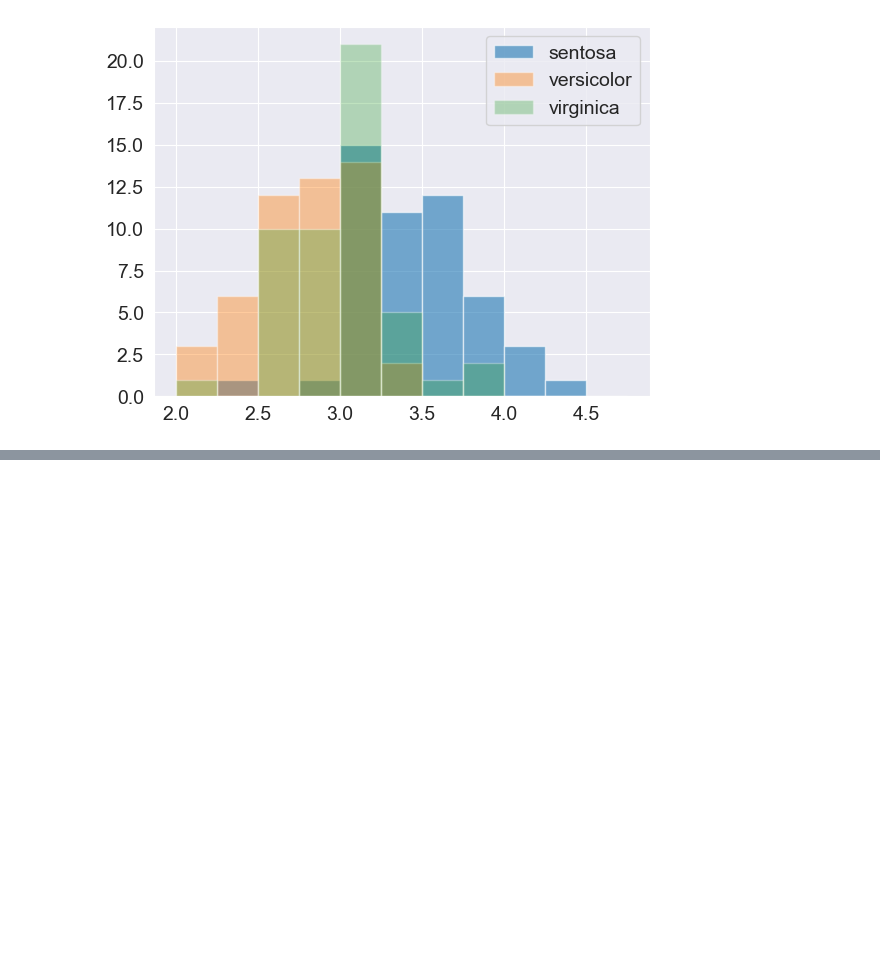
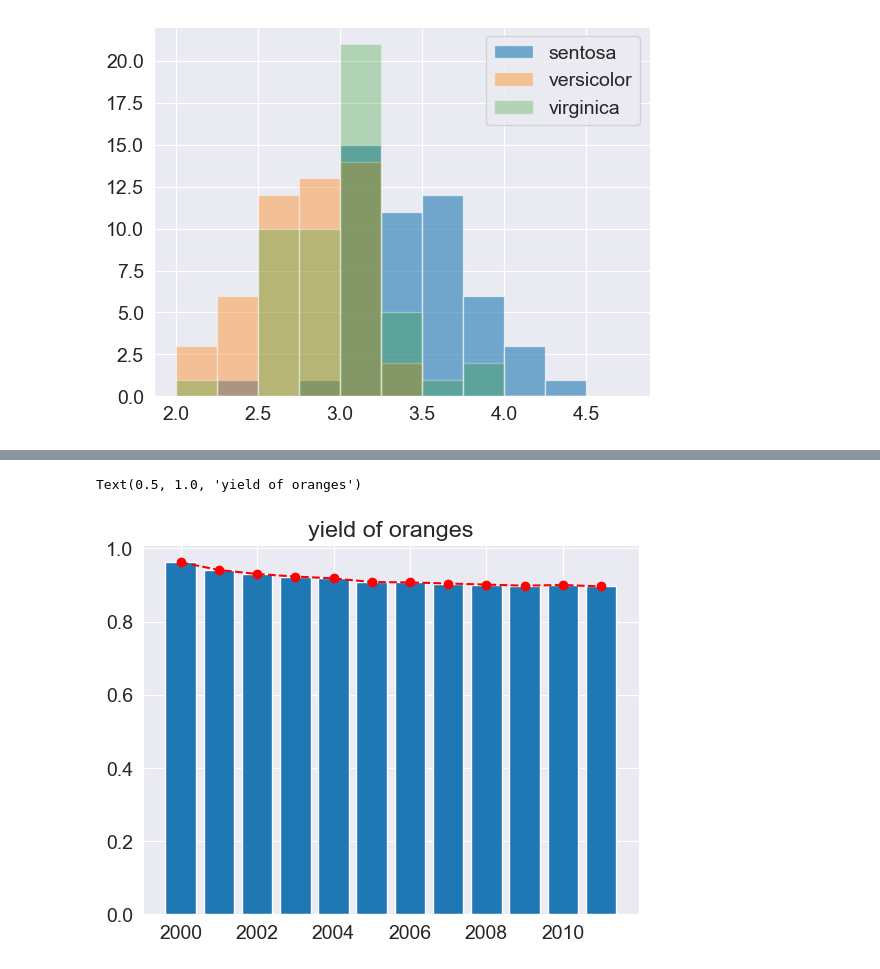
Before and after one commit to root459/DATAanalysis, a Jupyter notebook: datavisualization.ipynb, the cells around one changed output, grey strips where cells are left out. Saved outputs shown, nothing was run; the diff lists cells and outputs as text; code cells hidden in the pictures; blank space fills up the shorter version.

```diff
--- a/datavisualization.ipynb
+++ b/datavisualization.ipynb
@@ -299,0 +301,7 @@ plt.hist(virginica_df.sepal_width,alpha=0.3,bins=np.arange(2,5,0.25),label='virg
+# %%
+plt.bar(years,oranges);
+plt.plot(years,oranges,'o--r');#draw line makes it easy to compare
+plt.title("yield of oranges")
+# %% [output]
+Text(0.5, 1.0, 'yield of oranges')
+[figure, added]
```
Also changed, not shown: parts of 5 cells of this notebook.
